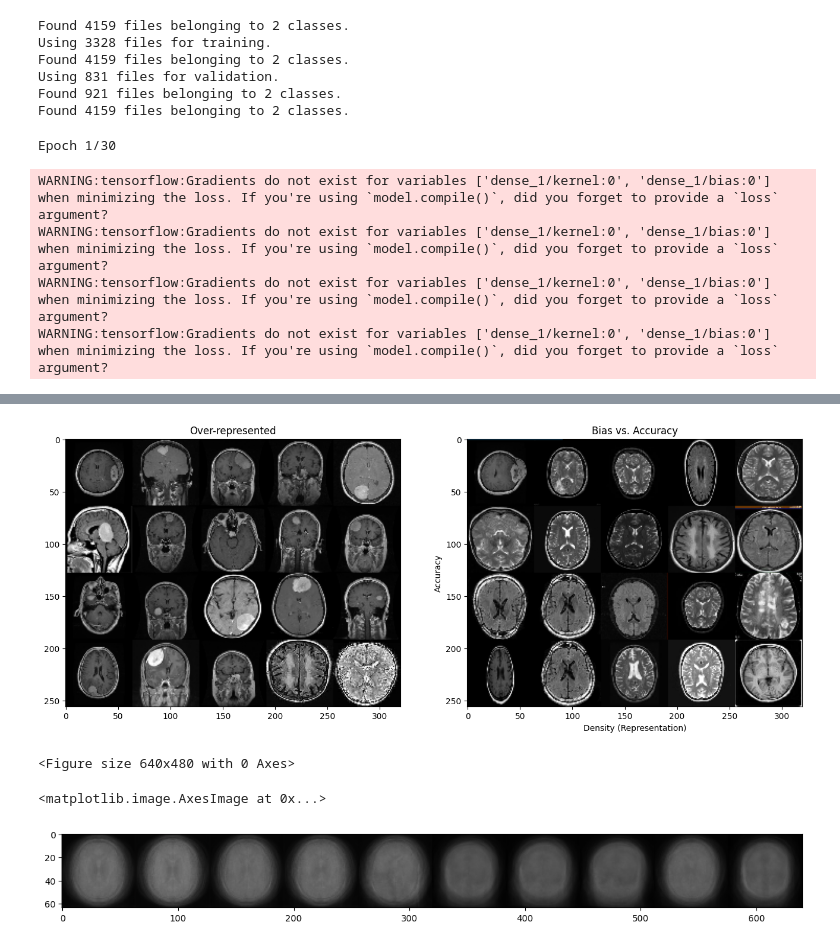
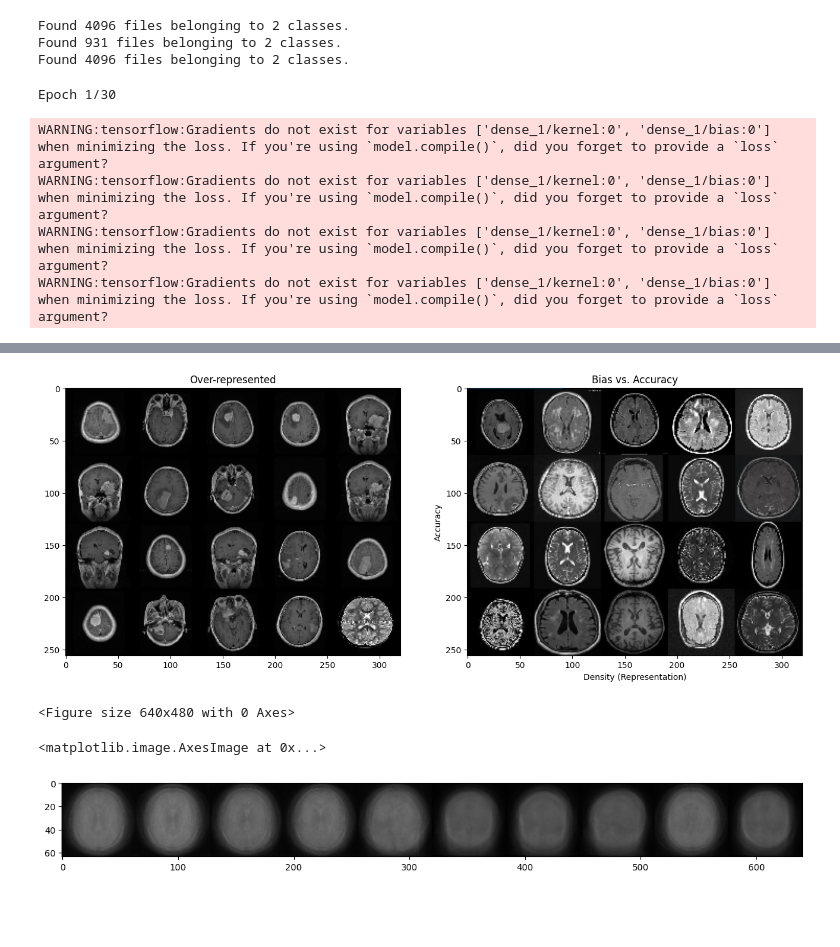
Before and after one commit to Samir-atra/Other, a Jupyter notebook: Capsa_experience/Capsa_Copy_of_Train&Test.ipynb, the cells around one changed output, grey strips where cells are left out. Drawn from its saved outputs; the diff is of its cells as text; code cells hidden in the pictures; blank space fills up the shorter version.

```diff
--- a/Capsa_experience/Capsa_Copy_of_Train&Test.ipynb
+++ b/Capsa_experience/Capsa_Copy_of_Train&Test.ipynb
@@ -34,23 +52,23 @@ data_path_test = pathlib.Path('/content/drive/MyDrive/archiveX3/Testing/')
 dataset_path = tf.keras.utils.image_dataset_from_directory(
     data_path,
     labels= 'inferred',
-    validation_split=0.2,
-    subset='training',
+    # validation_split=0.2,
+    # subset='training',
     seed= 1,
     batch_size=64,
     image_size=(64, 64),
     color_mode="rgb")
     # shuffle=True)
 
-dataset_path_val = tf.keras.utils.image_dataset_from_directory(
-    data_path,
-    labels= 'inferred',
-    validation_split=0.2,
-    subset='validation',
-    seed= 2,
-    batch_size=64,
-    image_size=(64, 64),
-    color_mode="rgb")
+# dataset_path_val = tf.keras.utils.image_dataset_from_directory(
+#     data_path,
+#     labels= 'inferred',
+#     validation_split=0.2,
+#     subset='validation',
+#     seed= 2,
+#     batch_size=64,
+#     image_size=(64, 64),
+#     color_mode="rgb")
     # shuffle=True)
 
 test_images, test_labels = dataset(data_path)
@@ -82,12 +100,9 @@ efficientnet_dataset = tf.keras.utils.image_dataset_from_directory(
 
 num_classes = 1
 # %% [output]
-Found 4159 files belonging to 2 classes.
-Using 3328 files for training.
-Found 4159 files belonging to 2 classes.
-Using 831 files for validation.
-Found 921 files belonging to 2 classes.
-Found 4159 files belonging to 2 classes.
+Found 4096 files belonging to 2 classes.
+Found 931 files belonging to 2 classes.
+Found 4096 files belonging to 2 classes.
 # %%
 # Encoder, Decoder, and transfer learning base model
 
@@ -141,8 +156,8 @@ wrapped_model.compile(
 
 history = wrapped_model.fit(
     dataset_path,
-    epochs=30,
-    validation_data = dataset_path_val)
+    epochs=30)
+    #validation_data = dataset_path_val)
 
 
 out = wrapped_model.predict(test_images, batch_size=512)
@@ -192,4 +207,4 @@ Epoch 30/30
-[figure, old version]
+[figure, new version]
 <Figure size 640x480 with 0 Axes>
 <matplotlib.image.AxesImage at 0x...>
 [figure]
```
Also changed, not shown: parts of 6 cells of this notebook.
